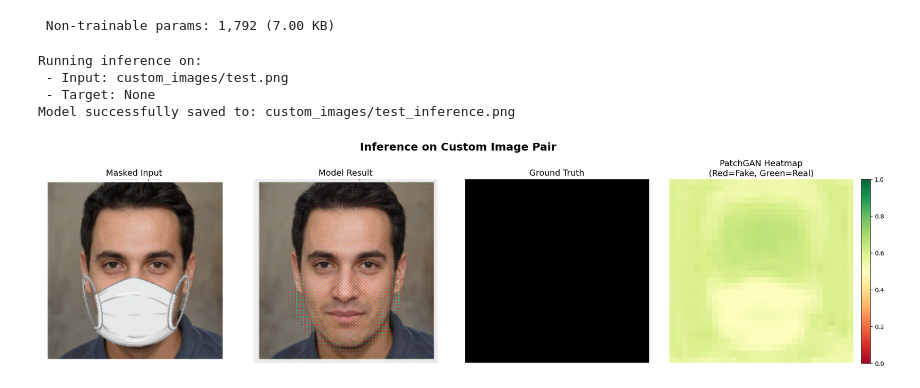
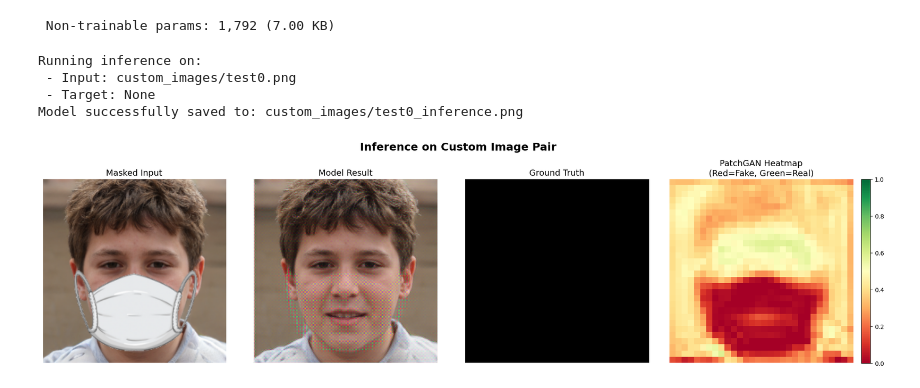
Before and after one commit to Mar-ouane/mfsr, a Jupyter notebook: inference_notbook.ipynb, the cells around one changed output. Drawn from its saved outputs; the diff is of its cells as text; code cells hidden in the pictures.

Commit message:
fixing heatmap for infernce

```diff
--- a/inference_notbook.ipynb
+++ b/inference_notbook.ipynb
@@ -108,7 +108,16 @@ def generate_and_plot_images(generator, discriminator, test_input, target=None,
     disc_logits = discriminator([test_input, prediction], training=False)
 
     # 3. Convert raw logits to probabilities (0.0 = Fake, 1.0 = Real)
-    heatmap_probs = tf.sigmoid(disc_logits[0])
+
+    # --------------------------------------------------------------------------------------
+    # for cross entropy loss, we would use sigmoid to convert logits to 0-1 probabilities
+    # heatmap_probs = tf.sigmoid(disc_logits[0])
+    # --------------------------------------------------------------------------------------
+    # --------------------------------------------------------------------------------------
+    # for LSGAN loss, the discriminator outputs are already in the range of 0 to 1, so we directly clip them to ensure they are valid probabilities
+    # --------------------------------------------------------------------------------------
+    heatmap_probs = tf.clip_by_value(disc_logits[0], clip_value_min=0.0, clip_value_max=1.0)
+
     heatmap_2d = tf.squeeze(heatmap_probs) # Remove the channel dimension so it becomes a 30x30 2D array
 
     # Handle missing target
@@ -205,27 +214,27 @@ def infer_on_custom_images(generator, input_path, discriminator=None, target_pat
 # %%
 # ==========================================
 # Example Usage:
 # ==========================================
 # Provide the absolute or relative paths to your specific files here
-custom_masked_path = "custom_images/test.png"
-custom_unmasked_path = "custom_images/test.png"
-custom_save_path = "custom_images/test_inference.png"
+custom_masked_path = "custom_images/test0.png"
+custom_unmasked_path = "custom_images/test0.png"
+custom_save_path = "custom_images/test0_inference.png"
 
 # ==========================================
 # Run it using the models  loaded
 
 # tager path is optional
 # ==========================================
 infer_on_custom_images(
     generator=loaded_generator,
     input_path=custom_masked_path,
     discriminator=loaded_discriminator,
     # target_path=custom_unmasked_path,
     save_target_path=custom_save_path
 )
 # %% [output]
 Running inference on:
- - Input: custom_images/test.png
+ - Input: custom_images/test0.png
  - Target: None
-Model successfully saved to: custom_images/test_inference.png
+Model successfully saved to: custom_images/test0_inference.png
-[figure, old version]
+[figure, new version]
```
